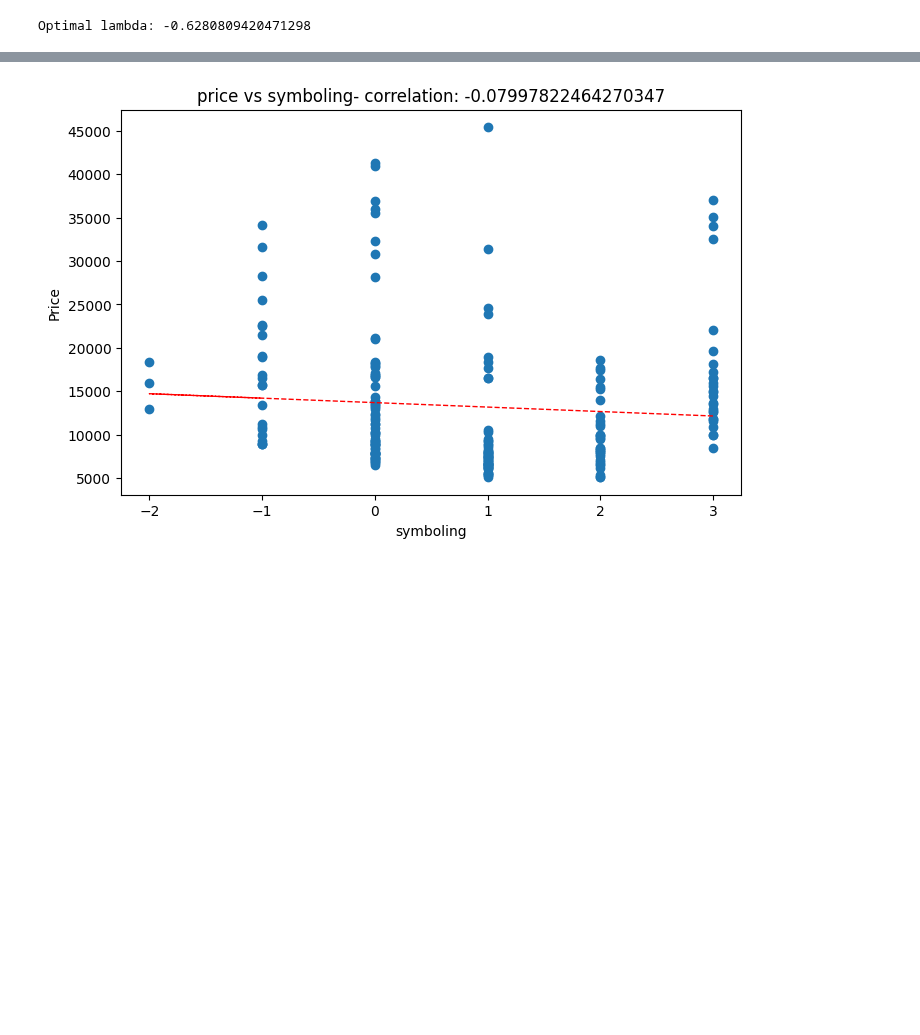
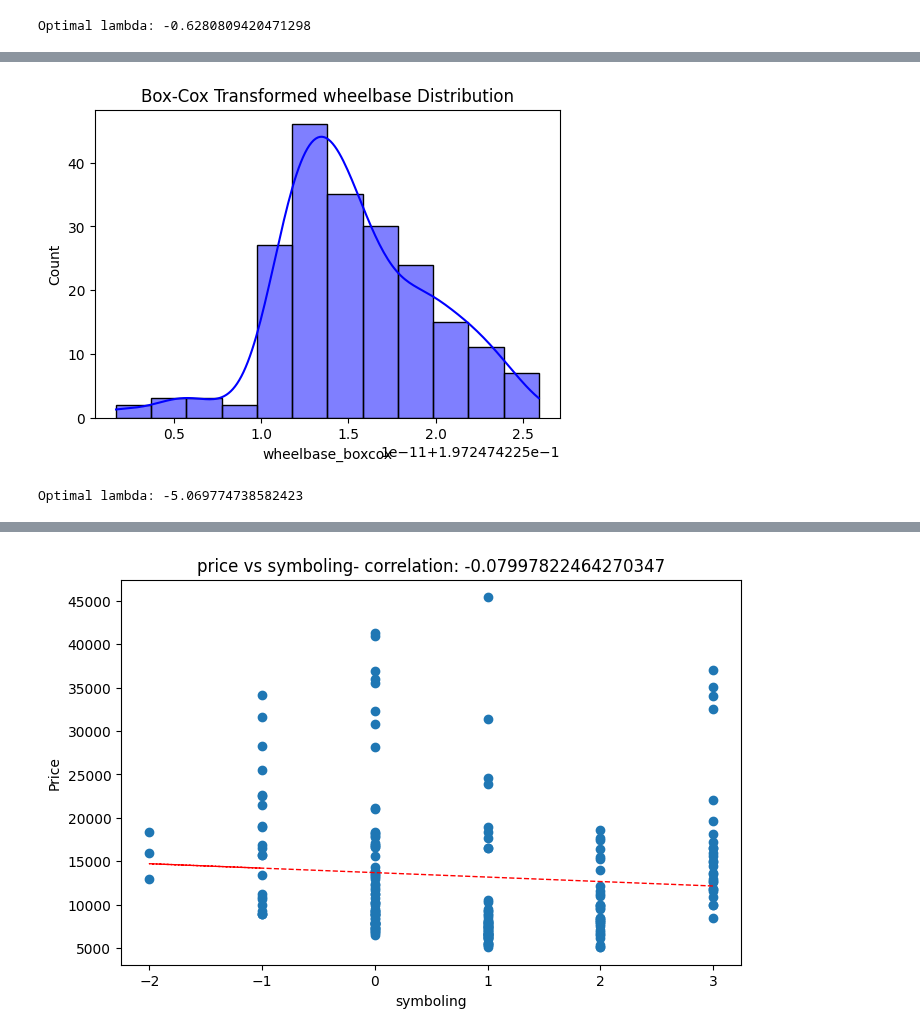
Before and after one commit to Bharatgaur/RawProjects, a Jupyter notebook: Cross_Validation_&_Hyperparameter_Tuning.ipynb, the cells around one changed output, grey strips where cells are left out. Saved outputs shown, nothing was run; the diff lists cells and outputs as text; code cells hidden in the pictures; blank space fills up the shorter version.

```diff
--- a/Cross_Validation_&_Hyperparameter_Tuning.ipynb
+++ b/Cross_Validation_&_Hyperparameter_Tuning.ipynb
@@ -384,0 +361,16 @@ print(transformed_dataset.columns)
+# %%
+from scipy import stats
+
+# Apply Box-Cox (returns transformed data and lambda)
+dataset['wheelbase_boxcox'], fitted_lambda = stats.boxcox(dataset['wheelbase'])
+
+# Plot transformed data
+plt.figure(figsize=(6,4))
+sns.histplot(dataset['wheelbase_boxcox'], color='b', kde=True)
+plt.title("Box-Cox Transformed wheelbase Distribution")
+plt.show()
+
+print("Optimal lambda:", fitted_lambda)
+# %% [output]
+[figure, added]
+Optimal lambda: -5.069774738582423
```
Also changed, not shown: parts of 42 cells of this notebook.
